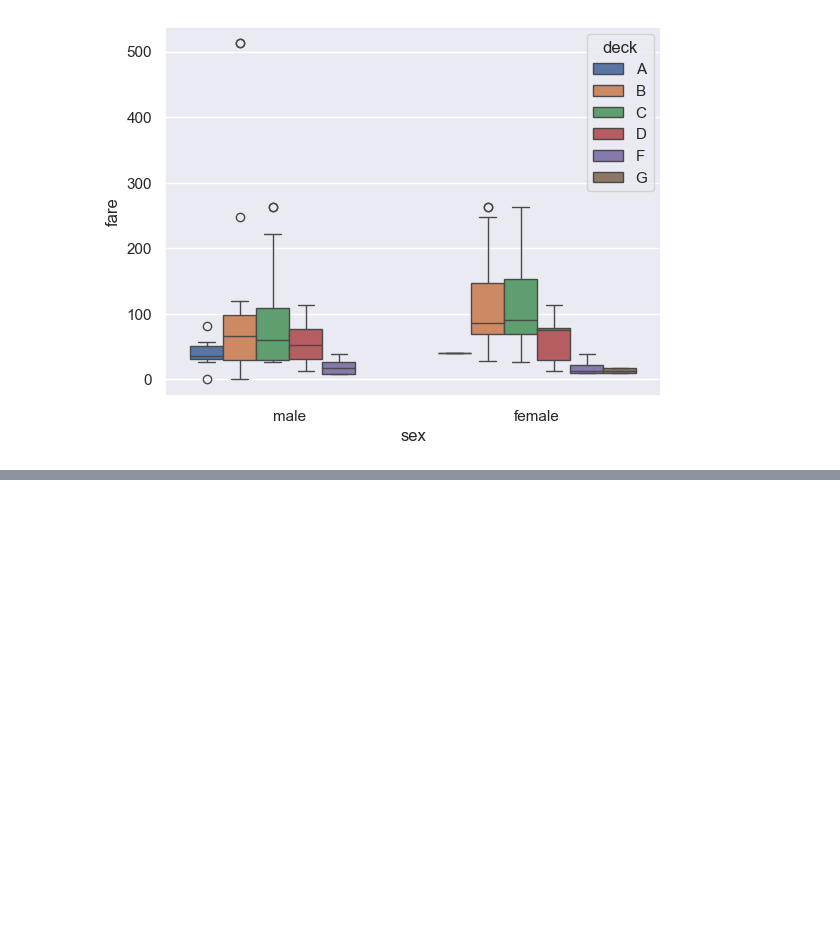
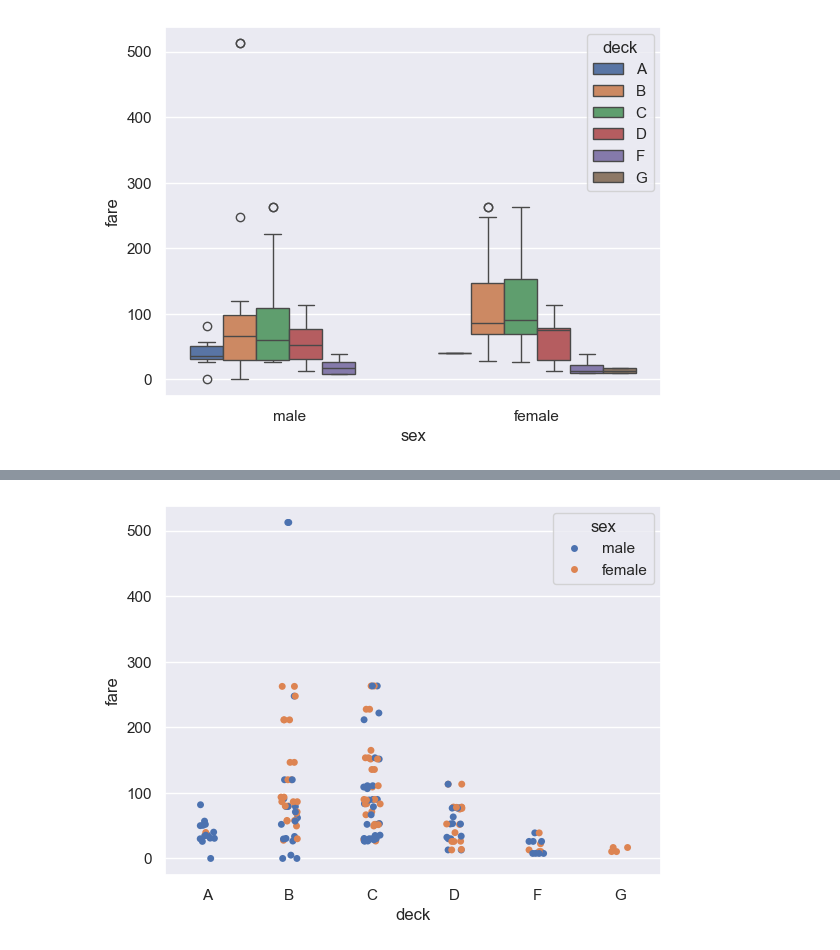
Before and after one commit to Renal-D/basic-python-library-for-data, a Jupyter notebook: Basic-Seaborn/seaborn-2.ipynb, the cells around one changed output, grey strips where cells are left out. Cells and saved outputs as stored; diff of their text form; code cells hidden in the pictures; blank space fills up the shorter version.

```diff
--- a/Basic-Seaborn/seaborn-2.ipynb
+++ b/Basic-Seaborn/seaborn-2.ipynb
@@ -62,0 +75,5 @@ sns.boxplot(x='sex', y='fare',hue='deck', hue_order=['A','B','C','D','F','G'],da
+# %%
+# Strip Plot
+sns.stripplot(x='deck',y='fare', hue='sex',order=['A','B','C','D','F','G'],jitter=True, data=dataku);
+# %% [output]
+[figure, added]
```
Also changed, not shown: parts of 5 cells of this notebook, 1 other file.
